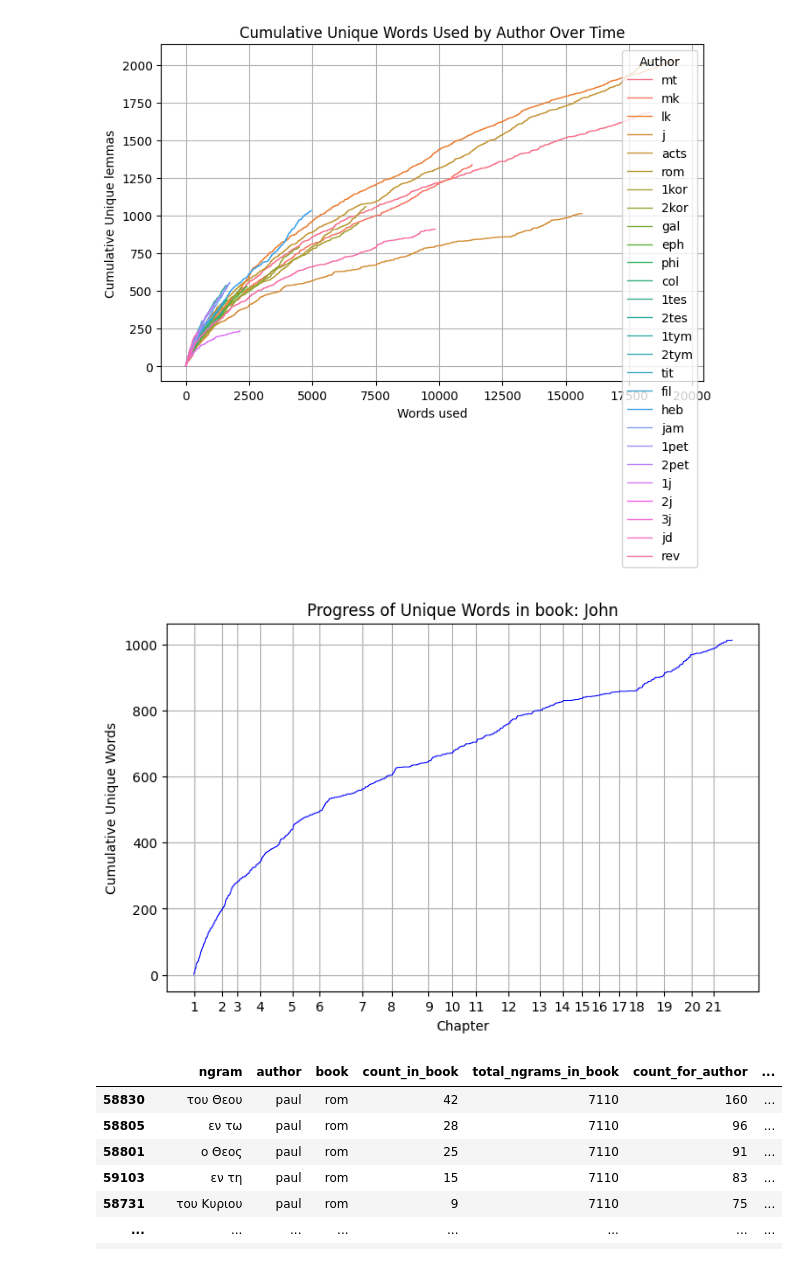
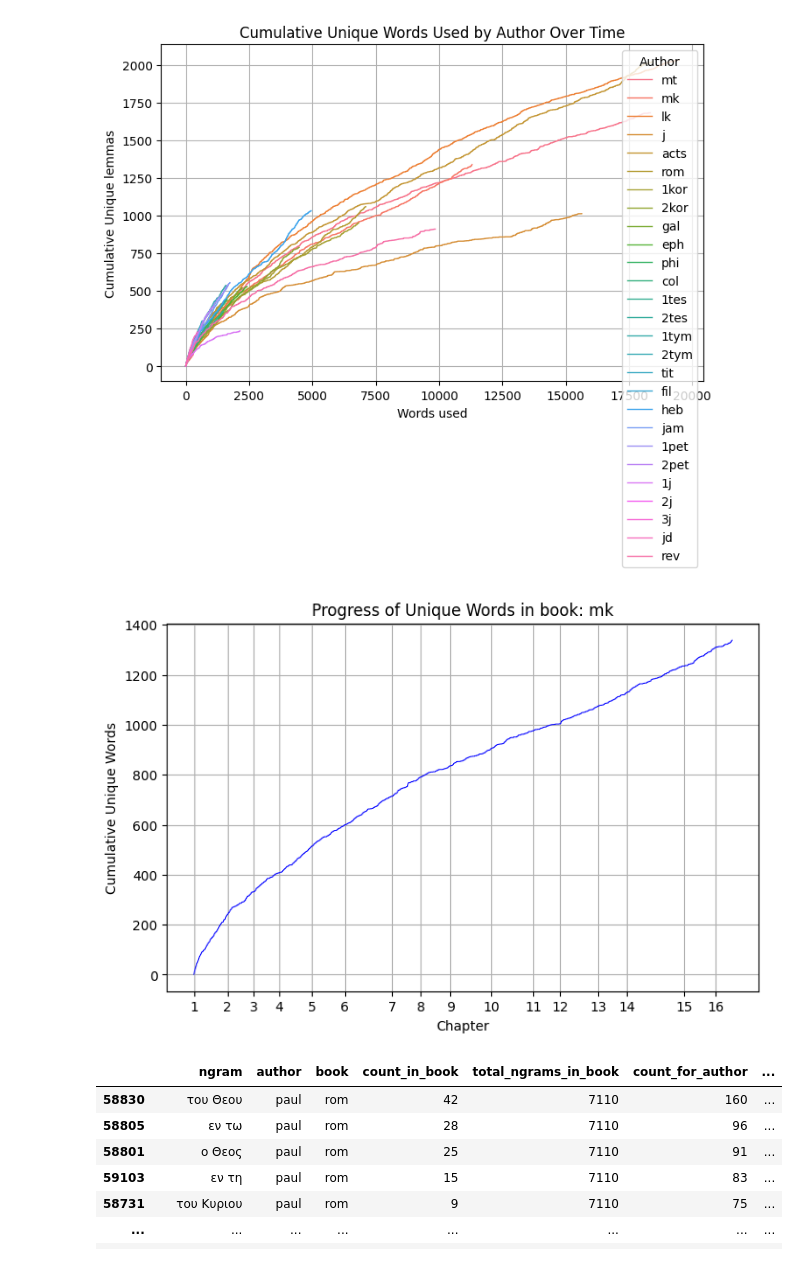
Before and after one commit to annagiszczak/TEXT-project, a Jupyter notebook: lab.ipynb, the cells around one changed output. Saved outputs shown, nothing was run; the diff lists cells and outputs as text; code cells hidden in the pictures.

```diff
--- a/lab.ipynb
+++ b/lab.ipynb
@@ -109,29 +109,29 @@ plt.show()
 # %%
 import matplotlib.pyplot as plt
 import seaborn as sns
 
-book = "j"
+book = "mk"
 
 book_df = df[df["book"] == book].copy()
 
 book_df["b_pos"] = range(1, len(book_df) + 1)
 
 book_df["b_unq"] = ~book_df.duplicated(subset=["lemma"])
 book_df["b_unq"] = book_df["b_unq"].cumsum()
 
 chapter_positions = book_df.groupby("chapter")["b_pos"].first()
 
 plt.figure(figsize=(8, 5))
 sns.lineplot(data=book_df, x="b_pos", y="b_unq", color="b", linewidth=0.7)
 
 plt.xticks(ticks=chapter_positions, labels=chapter_positions.index)
 
 plt.xlabel("Chapter")
 plt.ylabel("Cumulative Unique Words")
-plt.title(f"Progress of Unique Words in book: John")
+plt.title(f"Progress of Unique Words in book: {book}")
 plt.grid()
 plt.show()
 # %% [output]
-[figure, old version]
+[figure, new version]
 # %%
 from collections import Counter
```
Also changed, not shown: parts of 2 cells of this notebook, 5 other files.
